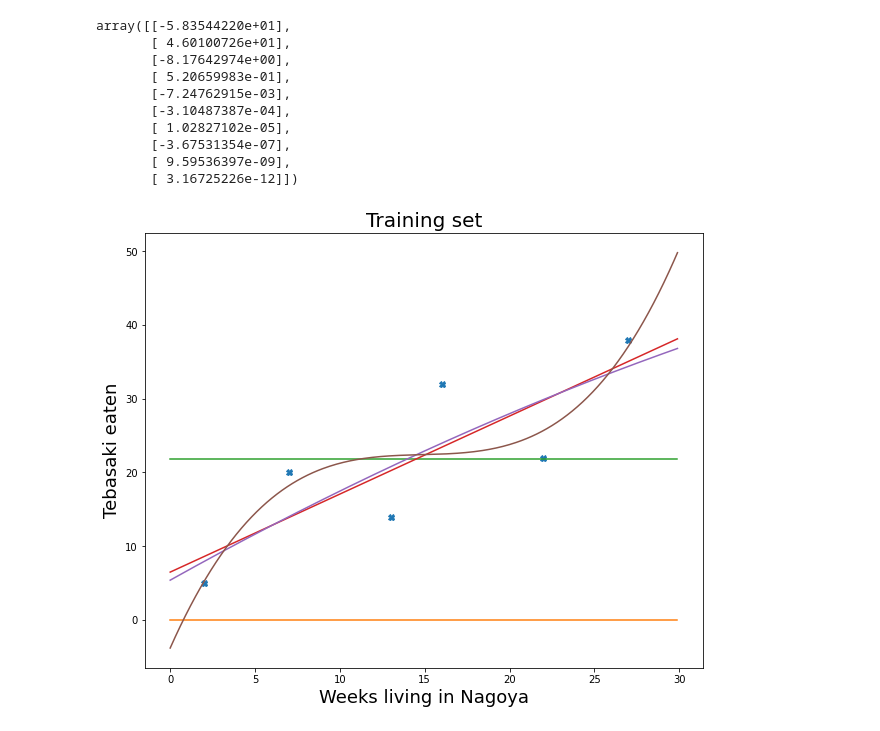
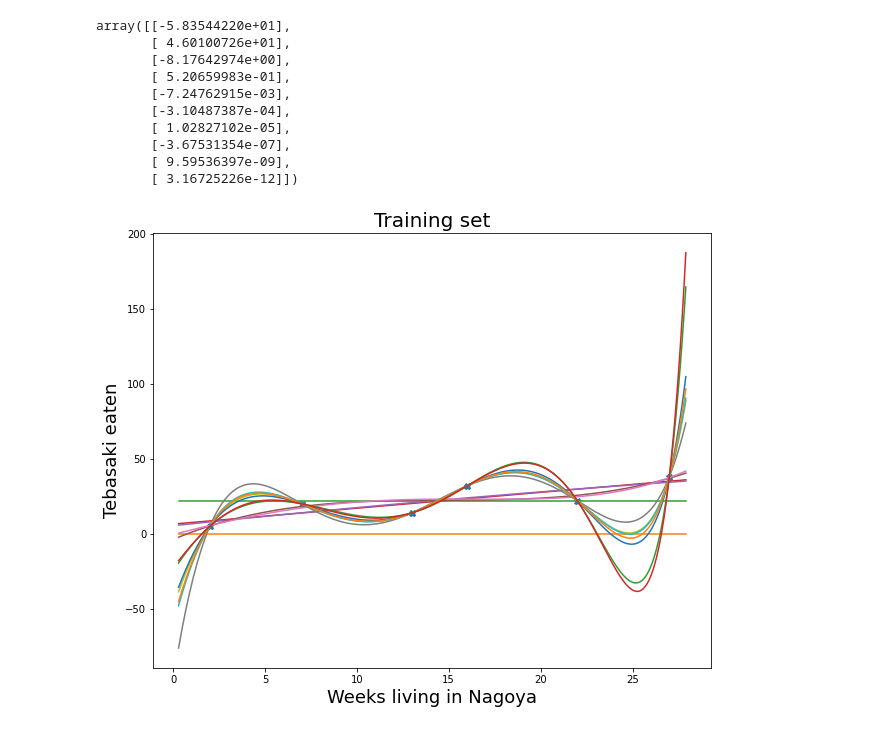
Before and after one commit to NUG30/homework-1-ayu-mushi, a Jupyter notebook: Assignment1.ipynb, the cells around one changed output. Drawn from its saved outputs; the diff is of its cells as text; code cells hidden in the pictures.

```diff
--- a/Assignment1.ipynb
+++ b/Assignment1.ipynb
@@ -330,28 +330,28 @@ array([[-5.83544220e+01],
 # %%
 # Draw the Training set
 plt.figure(figsize=(10,8))
 plt.plot(Tx,Ty,'X')
 plt.title("Training set", fontsize =20)
 plt.xlabel("Weeks living in Nagoya", fontsize=18)
 plt.ylabel("Tebasaki eaten", fontsize=18)
 
-Tx_=np.array( list(map((lambda x: x*0.1), range(0,300))))
+Tx_=np.array( list(map((lambda x: x*0.1), range(3,280))))
 
 def predict(theta, feature):
   d = len(theta)
   feature_d = np.zeros((len(feature), d))
   for i in range(len(feature)):
     for j in range(d):
       feature_d[i][j] = feature[i]**j
 
   predicted = matrix_multiply(feature_d, theta)
   return predicted
 
 # Best fit (by using your own function best_fit)
-for i in range(5):
+for i in range(13):
   plt.plot(Tx_,  predict(best_fit2(Tx, Ty, i), Tx_))
 #plt.plot(Tx, predict(theta, transpose(np.array([Tx]))))
 
 plt.show()
 # %% [output]
-[figure, old version]
+[figure, new version]
```
